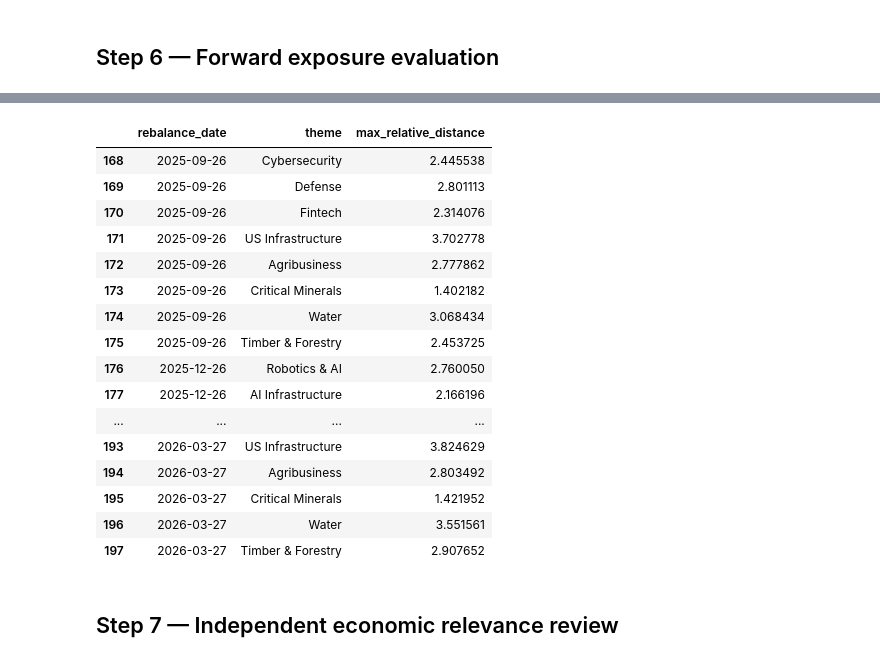
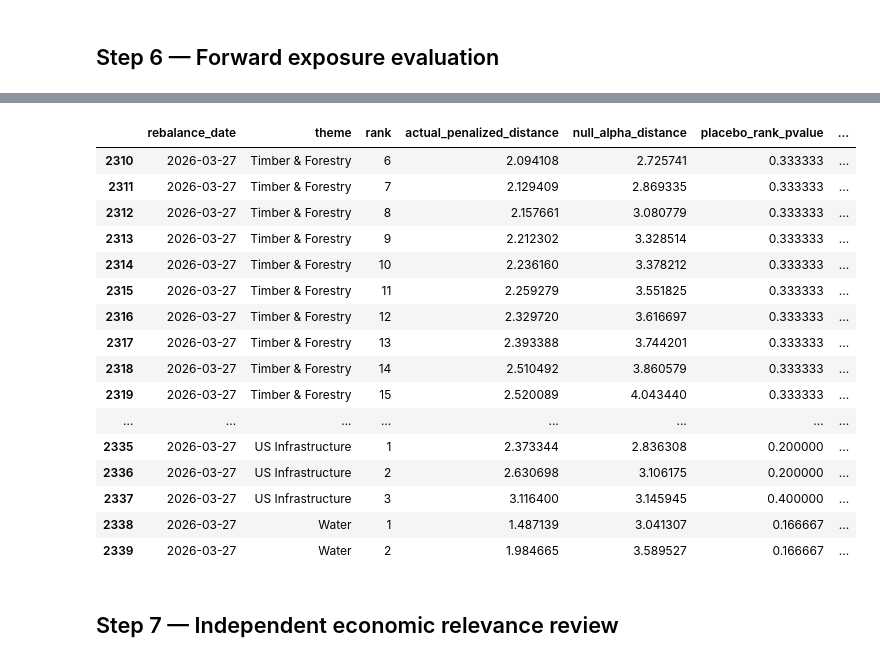
Before and after one commit to AA-mini/ThemeCloner2, a Jupyter notebook: ThemeCloner_V2_WalkForward_revised.ipynb, the cells around one changed output, grey strips where cells are left out. Cells and saved outputs as stored; diff of their text form; code cells hidden in the pictures.

```diff
--- a/ThemeCloner_V2_WalkForward_revised.ipynb
+++ b/ThemeCloner_V2_WalkForward_revised.ipynb
@@ -196,14 +202,28 @@ from src.matching_v3 import MatchingConfig
 
 matching_config = MatchingConfig(
     top_factors=TOP_FACTORS,
-    min_etf_r2=0.10,                # theme ETF must be meaningfully explained by the factor space
-    min_candidate_r2=0.10,          # candidate loading estimate must be credible
-    min_cosine=0.20,                # secondary directional check
-    max_relative_distance=None,     # calibrated each period from time shifted placebo themes
-    factor_gap_weight=0.25,         # penalize one large factor mismatch
-    consensus_weight=0.25,          # penalize disagreement across theme ETFs
+
+    # Confidence filters use both raw and adjusted R squared.
+    min_etf_r2=0.10,
+    min_etf_adjusted_r2=0.05,
+    min_candidate_r2=0.15,
+    min_candidate_adjusted_r2=0.10,
+
+    # Consensus checks across the theme ETF reference set.
+    min_cosine=0.30,
+    cosine_quantile=0.25,            # lower quartile cosine must clear the floor
+    reference_distance_quantile=0.75,# poor ETF match cannot be averaged away
+
+    max_relative_distance=None,
+    factor_gap_weight=0.25,
+    consensus_weight=0.25,
+
     min_etf_matches=1,
+    min_etf_match_fraction=0.60,     # 2 of 2 ETFs; at least 2 of 3 ETFs
     etf_match_distance=None,
+
+    # Overlap is diagnosed, not prohibited.
+    max_theme_rank=None,
 )
 matching_config
 # %% [output]
@@ -219,7 +243,7 @@ results = run_point_in_time_backtest(
     etf_returns_raw=etf_returns,
     target_returns_raw=tgt_returns,
     factor_returns=ff_factors,
-    etf_config=themes_config,          # discovery themes only
+    etf_config=themes_config,
     rebalance_dates=rebalance_dates,
     K=K,
     gamma=GAMMA,
@@ -230,8 +254,10 @@ results = run_point_in_time_backtest(
     min_train_obs=MIN_TRAIN_OBS,
     min_train_coverage=MIN_TRAIN_COVERAGE,
     n_placebos=N_PLACEBOS,
-    placebo_admission_quantile=PLACEBO_ADMISSION_QUANTILE,
+    placebo_pvalue_max=PLACEBO_PVALUE_MAX,
+    placebo_use_fdr=PLACEBO_USE_FDR,
     random_state=RANDOM_STATE,
+    n_jobs=N_JOBS,
     verbose=True,
 )
 # %% [output]
@@ -344,25 +568,25 @@ results["evaluation"].sort_values(["theme", "rebalance_date"])
 # %%
-# -------------------- 6c. Admission thresholds --------------------
-# These are set from the lower tail of the time shifted placebo distance distribution.
-results["distance_thresholds"].tail(30)
+# -------------------- 6c. Rank matched placebo admission --------------------
+# Each real rank is compared with the same rank from time shifted null themes.
+results["placebo_rank_thresholds"].tail(30)
 # %% [output]
-|  | rebalance_date | theme | max_relative_distance |
-| 168 | 2025-09-26 | Cybersecurity | 2.445538 |
-| 169 | 2025-09-26 | Defense | 2.801113 |
-| 170 | 2025-09-26 | Fintech | 2.314076 |
-| 171 | 2025-09-26 | US Infrastructure | 3.702778 |
-| 172 | 2025-09-26 | Agribusiness | 2.777862 |
-| 173 | 2025-09-26 | Critical Minerals | 1.402182 |
-| 174 | 2025-09-26 | Water | 3.068434 |
-| 175 | 2025-09-26 | Timber & Forestry | 2.453725 |
-| 176 | 2025-12-26 | Robotics & AI | 2.760050 |
-| 177 | 2025-12-26 | AI Infrastructure | 2.166196 |
-| ... | ... | ... | ... |
-| 193 | 2026-03-27 | US Infrastructure | 3.824629 |
-| 194 | 2026-03-27 | Agribusiness | 2.803492 |
-| 195 | 2026-03-27 | Critical Minerals | 1.421952 |
-| 196 | 2026-03-27 | Water | 3.551561 |
-| 197 | 2026-03-27 | Timber & Forestry | 2.907652 |
+|  | rebalance_date | theme | rank | actual_penalized_distance | null_alpha_distance | placebo_rank_pvalue | ... |
+| 2310 | 2026-03-27 | Timber & Forestry | 6 | 2.094108 | 2.725741 | 0.333333 | ... |
+| 2311 | 2026-03-27 | Timber & Forestry | 7 | 2.129409 | 2.869335 | 0.333333 | ... |
+| 2312 | 2026-03-27 | Timber & Forestry | 8 | 2.157661 | 3.080779 | 0.333333 | ... |
+| 2313 | 2026-03-27 | Timber & Forestry | 9 | 2.212302 | 3.328514 | 0.333333 | ... |
+| 2314 | 2026-03-27 | Timber & Forestry | 10 | 2.236160 | 3.378212 | 0.333333 | ... |
+| 2315 | 2026-03-27 | Timber & Forestry | 11 | 2.259279 | 3.551825 | 0.333333 | ... |
+| 2316 | 2026-03-27 | Timber & Forestry | 12 | 2.329720 | 3.616697 | 0.333333 | ... |
+| 2317 | 2026-03-27 | Timber & Forestry | 13 | 2.393388 | 3.744201 | 0.333333 | ... |
+| 2318 | 2026-03-27 | Timber & Forestry | 14 | 2.510492 | 3.860579 | 0.333333 | ... |
+| 2319 | 2026-03-27 | Timber & Forestry | 15 | 2.520089 | 4.043440 | 0.333333 | ... |
+| ... | ... | ... | ... | ... | ... | ... | ... |
+| 2335 | 2026-03-27 | US Infrastructure | 1 | 2.373344 | 2.836308 | 0.200000 | ... |
+| 2336 | 2026-03-27 | US Infrastructure | 2 | 2.630698 | 3.106175 | 0.200000 | ... |
+| 2337 | 2026-03-27 | US Infrastructure | 3 | 3.116400 | 3.145945 | 0.400000 | ... |
+| 2338 | 2026-03-27 | Water | 1 | 1.487139 | 3.041307 | 0.166667 | ... |
+| 2339 | 2026-03-27 | Water | 2 | 1.984665 | 3.589527 | 0.166667 | ... |
 # %% [markdown]
 ## Step 7 — Independent economic relevance review
 # %%
```
Also changed, not shown: parts of 17 cells of this notebook, 3 other files.
